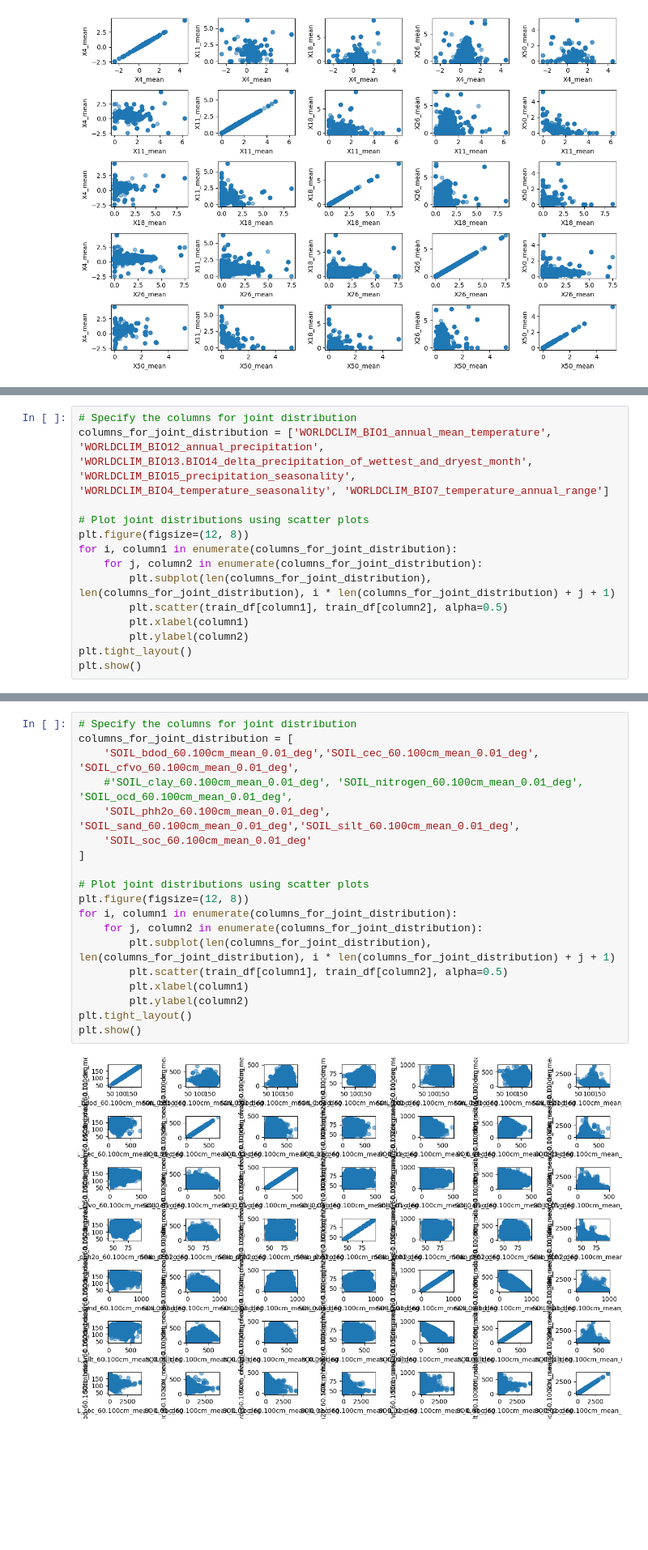
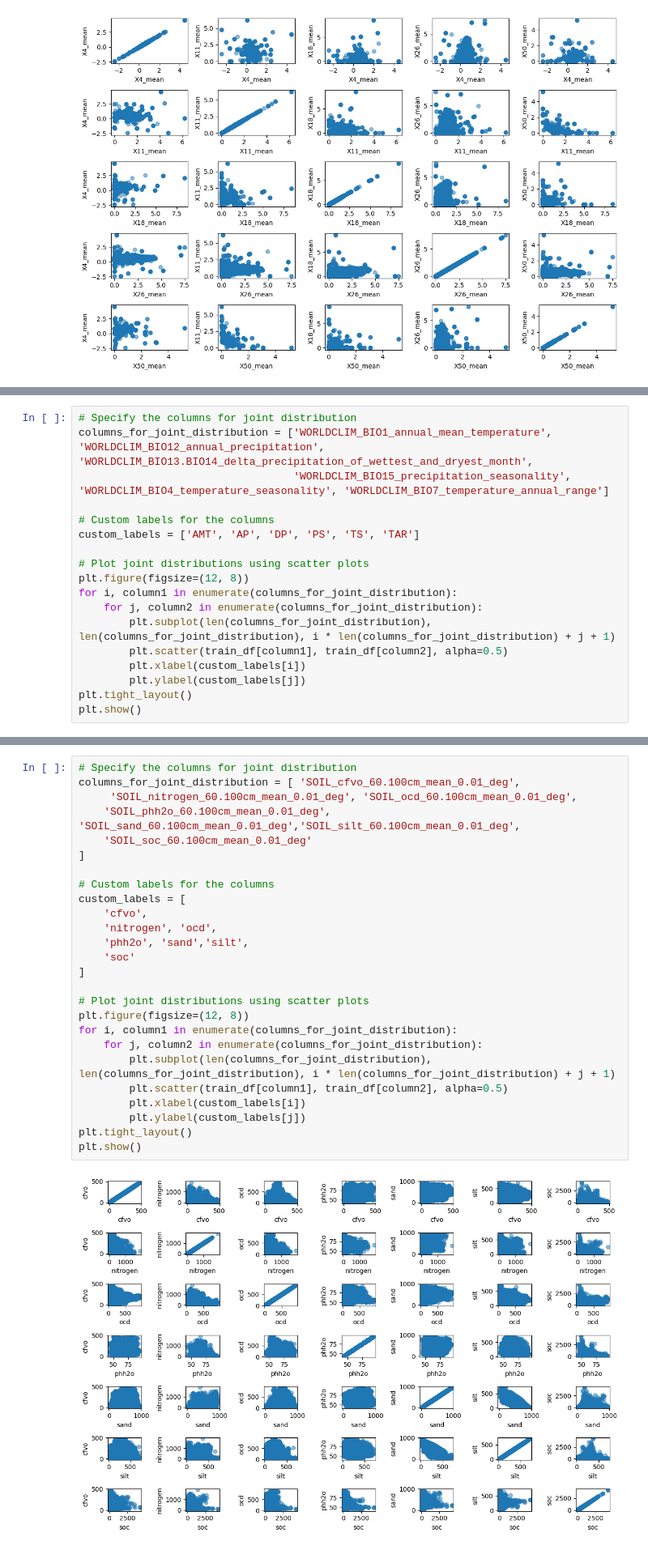
Before and after one commit to BEMiklos/PlantTraits2024, a Jupyter notebook: Dataprep/dataprep.ipynb, the cells around one changed output, grey strips where cells are left out. Shown at 81% size. Drawn from its saved outputs; the diff is of its cells as text; blank space fills up the shorter version.

```diff
--- a/Dataprep/dataprep.ipynb
+++ b/Dataprep/dataprep.ipynb
@@ -185,6 +218,10 @@ plt.show()
 # %%
 # Specify the columns for joint distribution
-columns_for_joint_distribution = ['WORLDCLIM_BIO1_annual_mean_temperature', 'WORLDCLIM_BIO12_annual_precipitation', 'WORLDCLIM_BIO13.BIO14_delta_precipitation_of_wettest_and_dryest_month', 'WORLDCLIM_BIO15_precipitation_seasonality', 'WORLDCLIM_BIO4_temperature_seasonality', 'WORLDCLIM_BIO7_temperature_annual_range']
+columns_for_joint_distribution = ['WORLDCLIM_BIO1_annual_mean_temperature', 'WORLDCLIM_BIO12_annual_precipitation', 'WORLDCLIM_BIO13.BIO14_delta_precipitation_of_wettest_and_dryest_month',
+                                  'WORLDCLIM_BIO15_precipitation_seasonality', 'WORLDCLIM_BIO4_temperature_seasonality', 'WORLDCLIM_BIO7_temperature_annual_range']
+
+# Custom labels for the columns
+custom_labels = ['AMT', 'AP', 'DP', 'PS', 'TS', 'TAR']
 
 # Plot joint distributions using scatter plots
 plt.figure(figsize=(12, 8))
@@ -192,8 +229,8 @@ for i, column1 in enumerate(columns_for_joint_distribution):
     for j, column2 in enumerate(columns_for_joint_distribution):
         plt.subplot(len(columns_for_joint_distribution), len(columns_for_joint_distribution), i * len(columns_for_joint_distribution) + j + 1)
         plt.scatter(train_df[column1], train_df[column2], alpha=0.5)
-        plt.xlabel(column1)
-        plt.ylabel(column2)
+        plt.xlabel(custom_labels[i])
+        plt.ylabel(custom_labels[j])
 plt.tight_layout()
 plt.show()
 # %% [output]
@@ -201,21 +258,28 @@ plt.show()
 # %%
 # Specify the columns for joint distribution
-columns_for_joint_distribution = [
-    'SOIL_bdod_60.100cm_mean_0.01_deg','SOIL_cec_60.100cm_mean_0.01_deg', 'SOIL_cfvo_60.100cm_mean_0.01_deg',
-    #'SOIL_clay_60.100cm_mean_0.01_deg', 'SOIL_nitrogen_60.100cm_mean_0.01_deg', 'SOIL_ocd_60.100cm_mean_0.01_deg',
+columns_for_joint_distribution = [ 'SOIL_cfvo_60.100cm_mean_0.01_deg',
+     'SOIL_nitrogen_60.100cm_mean_0.01_deg', 'SOIL_ocd_60.100cm_mean_0.01_deg',
     'SOIL_phh2o_60.100cm_mean_0.01_deg', 'SOIL_sand_60.100cm_mean_0.01_deg','SOIL_silt_60.100cm_mean_0.01_deg',
     'SOIL_soc_60.100cm_mean_0.01_deg'
+]
+
+# Custom labels for the columns
+custom_labels = [
+    'cfvo',
+    'nitrogen', 'ocd',
+    'phh2o', 'sand','silt',
+    'soc'
 ]
 
 # Plot joint distributions using scatter plots
 plt.figure(figsize=(12, 8))
 for i, column1 in enumerate(columns_for_joint_distribution):
     for j, column2 in enumerate(columns_for_joint_distribution):
         plt.subplot(len(columns_for_joint_distribution), len(columns_for_joint_distribution), i * len(columns_for_joint_distribution) + j + 1)
         plt.scatter(train_df[column1], train_df[column2], alpha=0.5)
-        plt.xlabel(column1)
-        plt.ylabel(column2)
+        plt.xlabel(custom_labels[i])
+        plt.ylabel(custom_labels[j])
 plt.tight_layout()
 plt.show()
 # %% [output]
-[figure, old version]
+[figure, new version]
```
Also changed, not shown: parts of 22 cells of this notebook.
